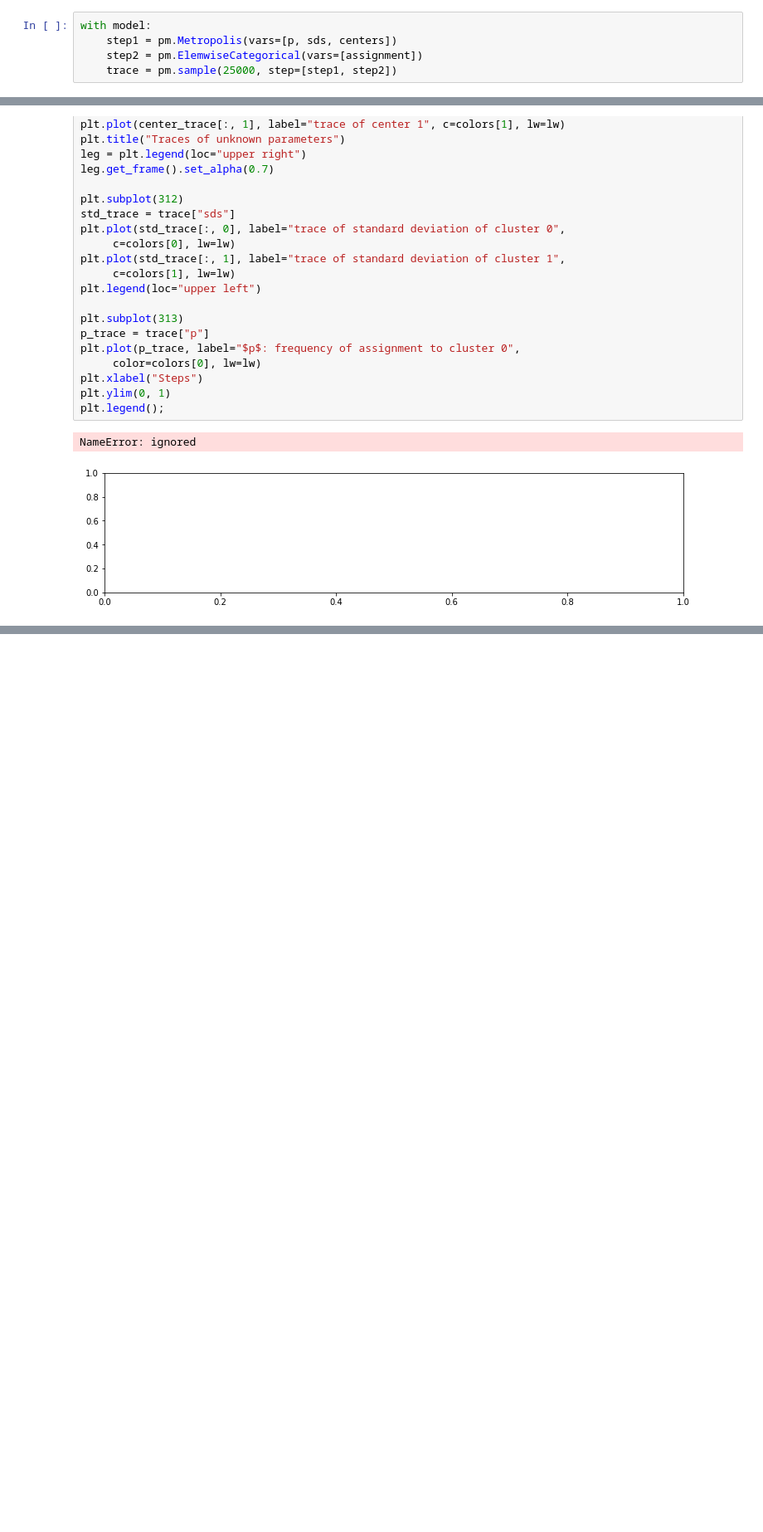
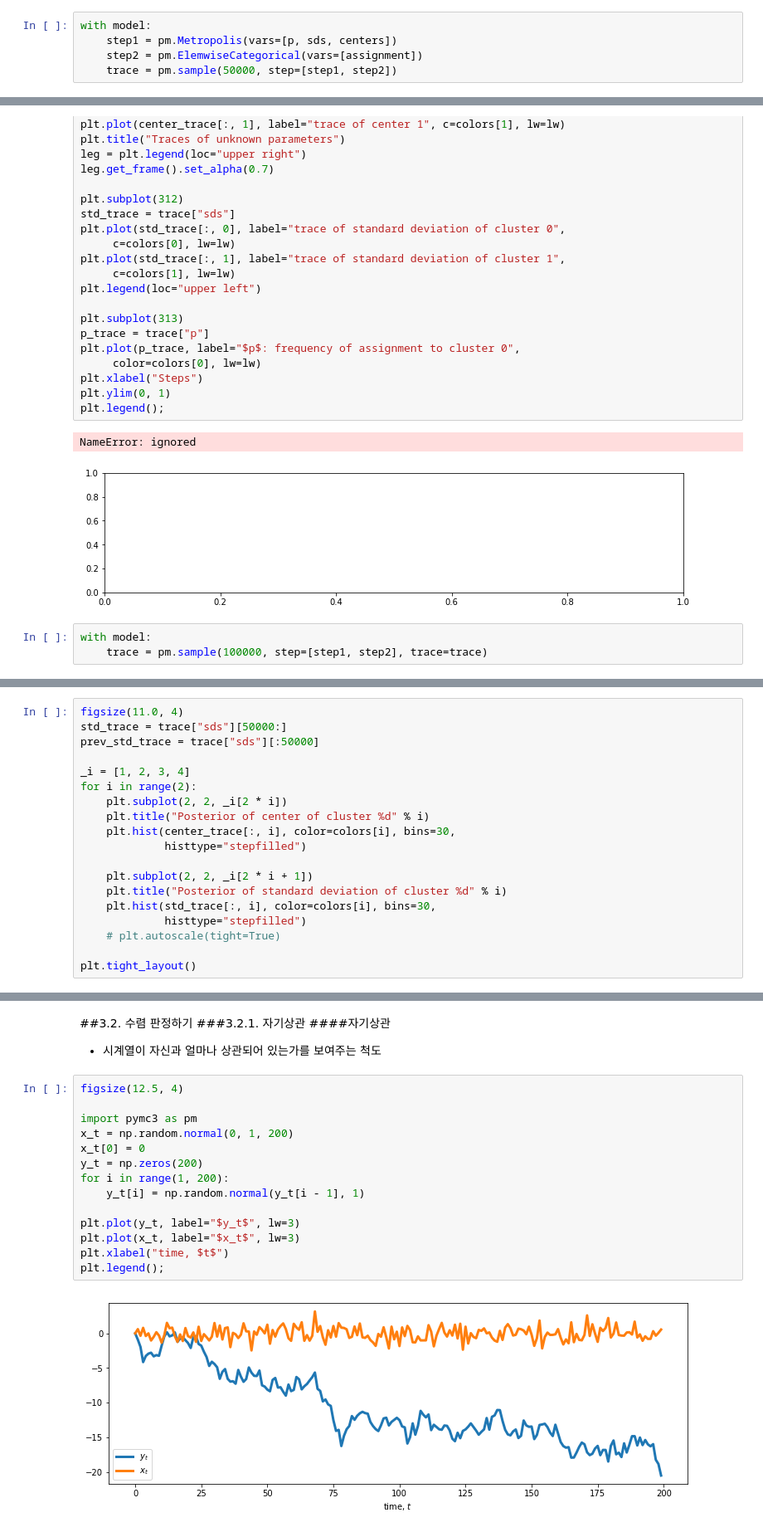
Before and after one commit to ssujinK/Bayesian-with-Python, a Jupyter notebook: 190412_Bayesian_with_python.ipynb, the cells around one changed output, grey strips where cells are left out. Shown: that part at 83% size. Cells and saved outputs as stored; diff of their text form; blank space fills up the shorter version.

```diff
--- a/190412_Bayesian_with_python.ipynb
+++ b/190412_Bayesian_with_python.ipynb
@@ -380,7 +380,7 @@ Assigned standard deviation:  [50.]
 with model:
     step1 = pm.Metropolis(vars=[p, sds, centers])
     step2 = pm.ElemwiseCategorical(vars=[assignment])
-    trace = pm.sample(25000, step=[step1, step2])
+    trace = pm.sample(50000, step=[step1, step2])
 # %% [output]
 TypeError: ignored
 # %%
@@ -417,3 +417,6 @@ plt.legend();
 # %% [output]
 NameError: ignored
 [figure]
+# %%
+with model:
+    trace = pm.sample(100000, step=[step1, step2], trace=trace)
@@ -419,0 +425,19 @@ NameError: ignored
+# %%
+figsize(11.0, 4)
+std_trace = trace["sds"][50000:]
+prev_std_trace = trace["sds"][:50000]
+
+_i = [1, 2, 3, 4]
+for i in range(2):
+    plt.subplot(2, 2, _i[2 * i])
+    plt.title("Posterior of center of cluster %d" % i)
+    plt.hist(center_trace[:, i], color=colors[i], bins=30,
+             histtype="stepfilled")
+
+    plt.subplot(2, 2, _i[2 * i + 1])
+    plt.title("Posterior of standard deviation of cluster %d" % i)
+    plt.hist(std_trace[:, i], color=colors[i], bins=30,
+             histtype="stepfilled")
+    # plt.autoscale(tight=True)
+
+plt.tight_layout()
@@ -419,0 +551,23 @@ NameError: ignored
+# %% [markdown]
+##3.2. 수렴 판정하기
+###3.2.1. 자기상관
+####자기상관
+
+
+*   시계열이 자신과 얼마나 상관되어 있는가를 보여주는 척도
+# %%
+figsize(12.5, 4)
+
+import pymc3 as pm
+x_t = np.random.normal(0, 1, 200)
+x_t[0] = 0
+y_t = np.zeros(200)
+for i in range(1, 200):
+    y_t[i] = np.random.normal(y_t[i - 1], 1)
+
+plt.plot(y_t, label="$y_t$", lw=3)
+plt.plot(x_t, label="$x_t$", lw=3)
+plt.xlabel("time, $t$")
+plt.legend();
+# %% [output]
+[figure, added]
```
Also changed, not shown: parts of 25 cells of this notebook.
